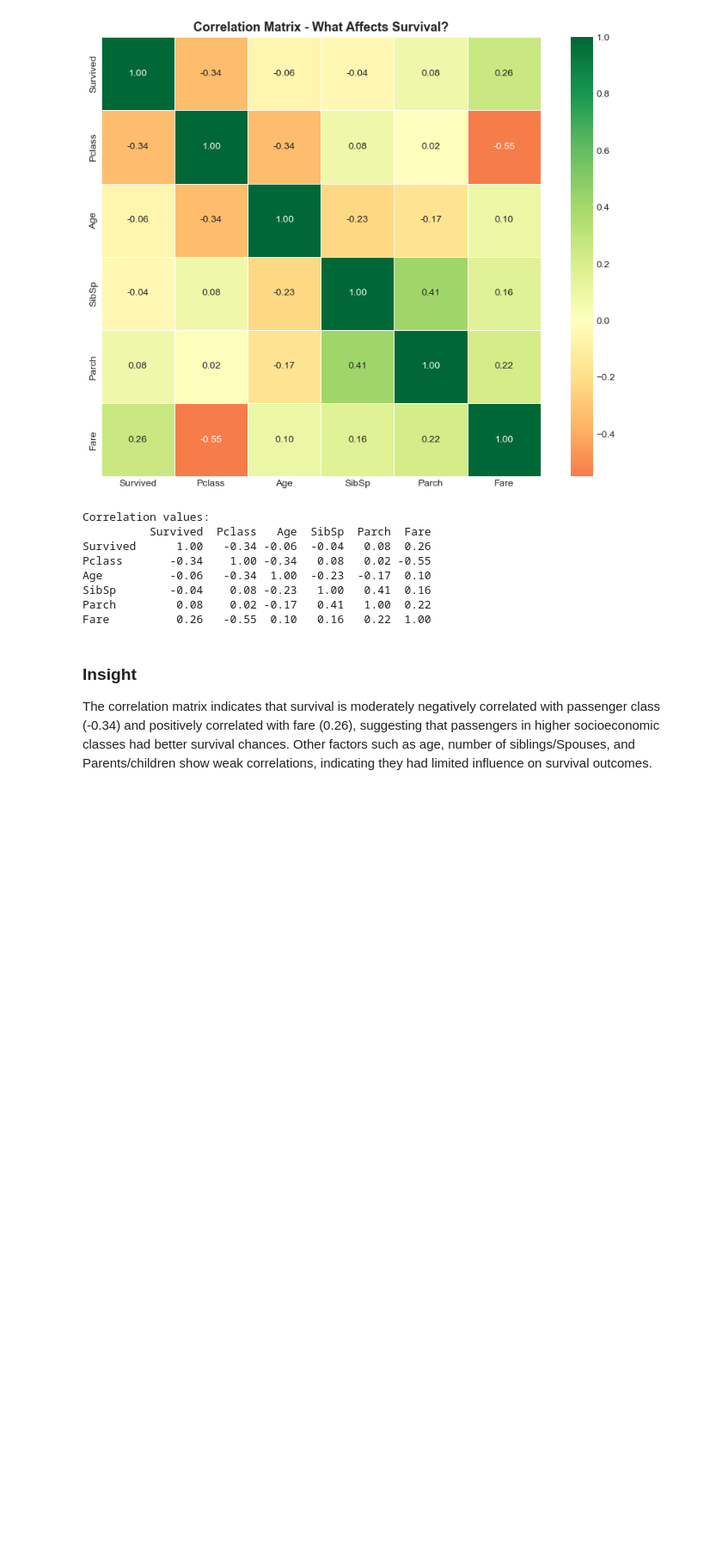
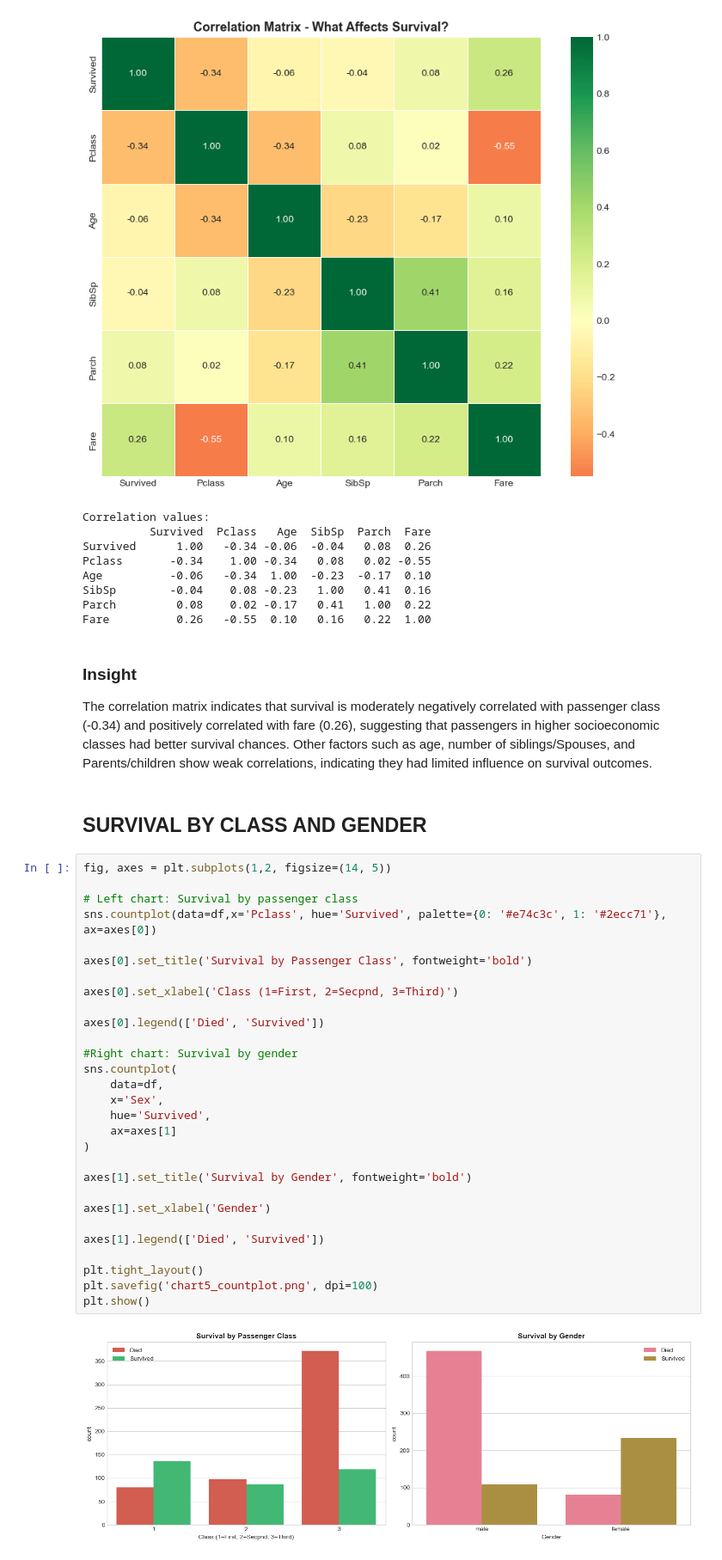
Before and after one commit to Milan2468gmail/data-science-journey, a Jupyter notebook: Day07_Visualisation.ipynb, the cells around one changed output. Shown at 86% size. Drawn from its saved outputs; the diff is of its cells as text; blank space fills up the shorter version.

Commit message:
Day 7: Titanic analysis with scatter plot and dashboard

```diff
--- a/Day07_Visualisation.ipynb
+++ b/Day07_Visualisation.ipynb
@@ -157,3 +157,36 @@ Fare          0.26   -0.55  0.10   0.16   0.22  1.00
 # %% [markdown]
 ### Insight
 The correlation matrix indicates that survival is moderately negatively correlated with passenger class (-0.34) and positively correlated with fare (0.26), suggesting that passengers in higher socioeconomic classes had better survival chances. Other factors such as age, number of siblings/Spouses, and Parents/children show weak correlations, indicating they had limited influence on survival outcomes.
+# %% [markdown]
+## SURVIVAL BY CLASS AND GENDER
+# %%
+fig, axes = plt.subplots(1,2, figsize=(14, 5))
+
+# Left chart: Survival by passenger class
+sns.countplot(data=df,x='Pclass', hue='Survived', palette={0: '#e74c3c', 1: '#2ecc71'}, ax=axes[0])
+
+axes[0].set_title('Survival by Passenger Class', fontweight='bold')
+
+axes[0].set_xlabel('Class (1=First, 2=Secpnd, 3=Third)')
+
+axes[0].legend(['Died', 'Survived'])
+
+#Right chart: Survival by gender
+sns.countplot(
+    data=df,
+    x='Sex',
+    hue='Survived',
+    ax=axes[1]
+)
+
+axes[1].set_title('Survival by Gender', fontweight='bold')
+
+axes[1].set_xlabel('Gender')
+
+axes[1].legend(['Died', 'Survived'])
+
+plt.tight_layout()
+plt.savefig('chart5_countplot.png', dpi=100)
+plt.show()
+# %% [output]
+[figure, added]
```
Also changed, not shown: parts of 8 cells of this notebook, 3 other files.
